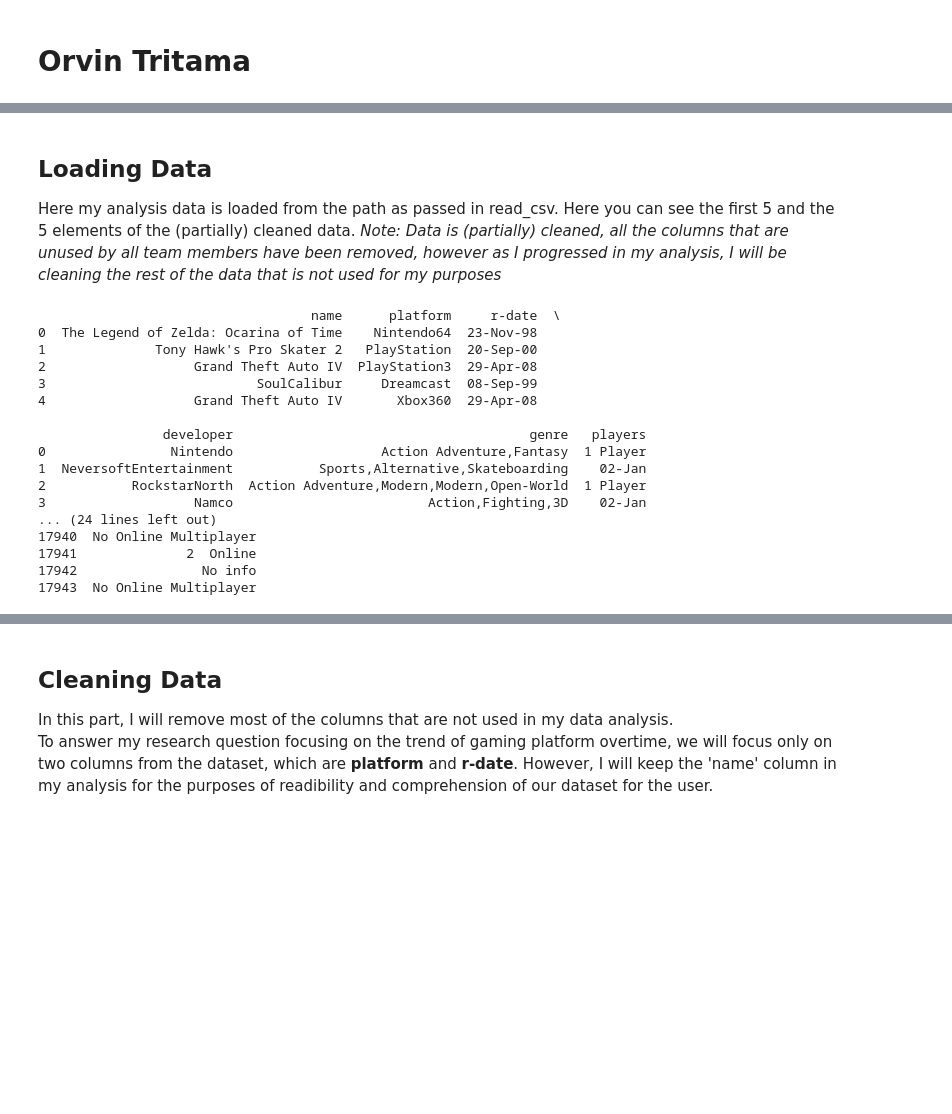
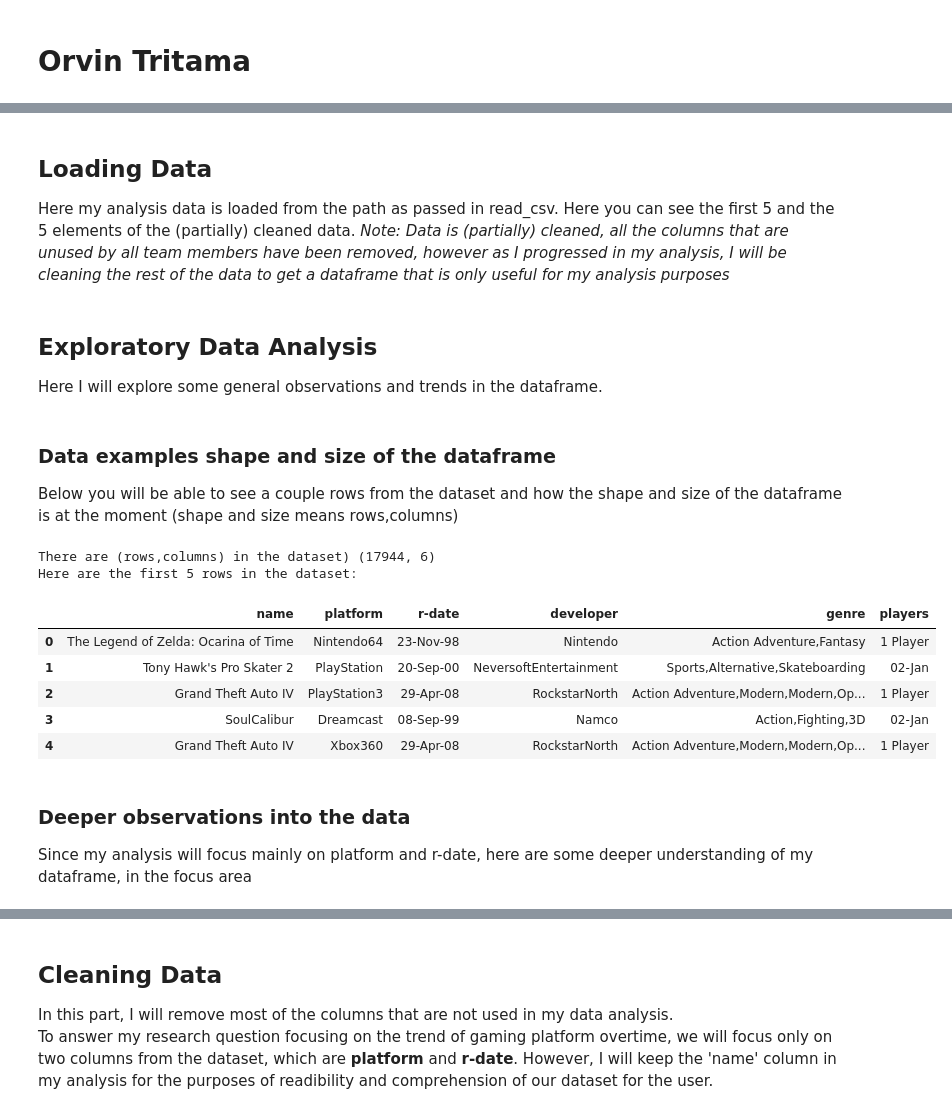
Before and after one commit to ubco-W2022T1-cosc301/project-group07, a Jupyter notebook: notebooks/analysis3.ipynb, the cells around one changed output, grey strips where cells are left out. Drawn from its saved outputs; the diff is of its cells as text; code cells hidden in the pictures; blank space fills up the shorter version.

Commit message:
completed analysis

```diff
--- a/notebooks/analysis3.ipynb
+++ b/notebooks/analysis3.ipynb
@@ -13,26 +15,28 @@ import datetime
 ## Loading Data
 
 Here my analysis data is loaded from the path as passed in read_csv. Here you can see the first 5 and the 5 elements of the (partially) cleaned data.
-*Note: Data is (partially) cleaned, all the columns that are unused by all team members have been removed, however as I progressed in my analysis, I will be cleaning the rest of the data that is not used for my purposes*
+*Note: Data is (partially) cleaned, all the columns that are unused by all team members have been removed, however as I progressed in my analysis, I will be cleaning the rest of the data to get a dataframe that is only useful for my analysis purposes*
 # %%
 df = pd.read_csv (r'../data/processed/games-data-processed.csv')
-print (df.head(n=5))
-print(df.tail(n=5))
-# %% [output]
-                                   name      platform     r-date  \
-0  The Legend of Zelda: Ocarina of Time    Nintendo64  23-Nov-98
-1              Tony Hawk's Pro Skater 2   PlayStation  20-Sep-00
-2                   Grand Theft Auto IV  PlayStation3  29-Apr-08
-3                           SoulCalibur     Dreamcast  08-Sep-99
-4                   Grand Theft Auto IV       Xbox360  29-Apr-08
-
-                developer                                      genre   players
-0                Nintendo                   Action Adventure,Fantasy  1 Player
-1  NeversoftEntertainment           Sports,Alternative,Skateboarding    02-Jan
-2           RockstarNorth  Action Adventure,Modern,Modern,Open-World  1 Player
-3                   Namco                         Action,Fighting,3D    02-Jan
-... (24 lines left out)
-17940  No Online Multiplayer
-17941              2  Online
-17942                No info
-17943  No Online Multiplayer
+# %% [markdown]
+## Exploratory Data Analysis
+Here I will explore some general observations and trends in the dataframe.
+# %% [markdown]
+### Data examples shape and size of the dataframe
+Below you will be able to see a couple rows from the dataset and how the shape and size of the dataframe is at the moment (shape and size means rows,columns)
+# %%
+print(f'There are (rows,columns) in the dataset) {df.shape}')
+print('Here are the first 5 rows in the dataset:\n')
+df.head(n=5)
+# %% [output]
+There are (rows,columns) in the dataset) (17944, 6)
+Here are the first 5 rows in the dataset:
+|  | name | platform | r-date | developer | genre | players |
+| 0 | The Legend of Zelda: Ocarina of Time | Nintendo64 | 23-Nov-98 | Nintendo | Action Adventure,Fantasy | 1 Player |
+| 1 | Tony Hawk's Pro Skater 2 | PlayStation | 20-Sep-00 | NeversoftEntertainment | Sports,Alternative,Skateboarding | 02-Jan |
+| 2 | Grand Theft Auto IV | PlayStation3 | 29-Apr-08 | RockstarNorth | Action Adventure,Modern,Modern,Op... | 1 Player |
+| 3 | SoulCalibur | Dreamcast | 08-Sep-99 | Namco | Action,Fighting,3D | 02-Jan |
+| 4 | Grand Theft Auto IV | Xbox360 | 29-Apr-08 | RockstarNorth | Action Adventure,Modern,Modern,Op... | 1 Player |
+# %% [markdown]
+### Deeper observations into the data
+Since my analysis will focus mainly on platform and r-date, here are some deeper understanding of my dataframe, in the focus area
```
Also changed, not shown: parts of 16 cells of this notebook.
